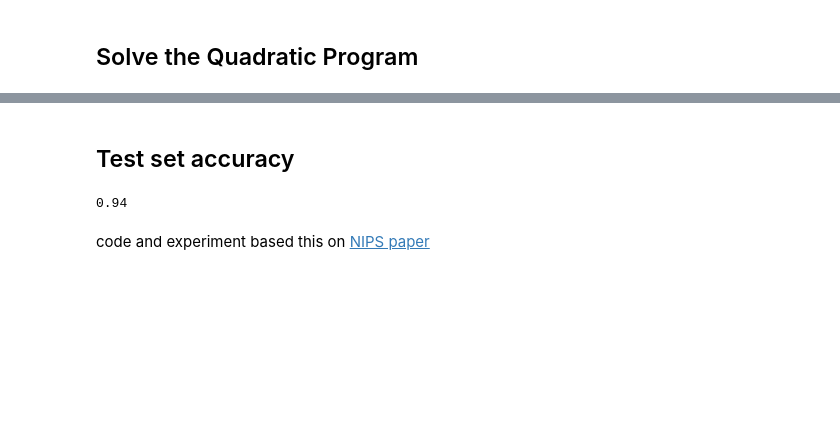
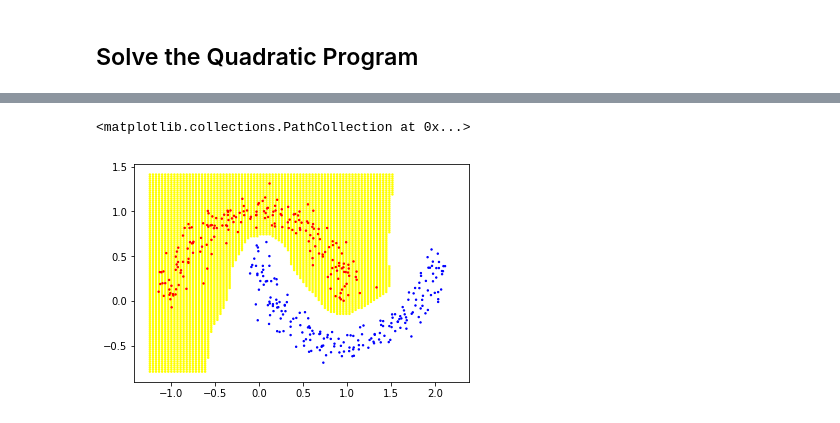
Before and after one commit to zetongqi/machine-learning-demos, a Jupyter notebook: RKHS_local_invariances.ipynb, the cells around one changed output, grey strips where cells are left out. Saved outputs shown, nothing was run; the diff lists cells and outputs as text; code cells hidden in the pictures; blank space fills up the shorter version.

```diff
--- a/RKHS_local_invariances.ipynb
+++ b/RKHS_local_invariances.ipynb
@@ -157,27 +155,42 @@ alpha_prime = vals[l:l+length]
 alpha = vals[l+length:]
 a = alpha_prime - alpha
 # %%
-sup_vec_idx = np.union1d(np.argwhere(np.logical_or(alpha_prime > 1e-2, alpha_prime < -1e-2)), np.argwhere(np.logical_or(alpha > 1e-2, alpha < -1e-2)))
+sup_vec_idx = np.union1d(np.argwhere(np.logical_or(alpha_prime > 1e-4, alpha_prime < -1e-4)), np.argwhere(np.logical_or(alpha > 1e-4, alpha < -1e-4)))
 # %%
 def classify(x, beta, a, sup_vec_idx):
     val = 0
-    for xi, b in zip(X_lab, beta):
-        val += b * gaussian(xi, x)
-    X_tmp = np.repeat(X_unlab, 2, axis=0)
+    for xi, b, y in zip(X_lab, beta, y_lab):
+        val += b * gaussian(xi, x) * y
+    X_tmp = np.repeat(X_original, d, axis=0)
     for idx in sup_vec_idx:
-        j = idx % l
+        j = idx % d
         val += a[idx] * z_xij_gaussian(X_tmp[idx], x, j)
     return np.sign(val)
-# %% [markdown]
-## Test set accuracy
-# %%
-res = []
-for x in X_test:
-    res.append(classify(x, beta, a, sup_vec_idx))
-res = np.array(res)
-
-np.sum((res.squeeze() == y_test).astype("int")) / y_test.shape[0]
-# %% [output]
-0.94
-# %% [markdown]
-code and experiment based this on [NIPS paper](https://papers.nips.cc/paper/4895-learning-with-invariance-via-linear-functionals-on-reproducing-kernel-hilbert-space)
+# %%
+max_x = max(X[:, 0])
+min_x = min(X[:, 0])
+max_y = max(X[:, -1])
+min_y = min(X[:, -1])
+
+xline = np.linspace(min_x-0.1, max_x+0.1, 100)
+yline = np.linspace(min_y-0.1, max_y+0.1, 100)
+
+cartesian = []
+for x in xline:
+    for y in yline:
+        cartesian.append((x, y))
+cartesian = np.array(cartesian)
+
+predictions = []
+for pair in cartesian:
+    predictions.append(classify(pair, beta, a, sup_vec_idx))
+
+predictions = np.array(predictions)
+
+colors = ['yellow','white']
+colors1 = ['red','blue']
+plt.scatter(cartesian[:, 0], cartesian[:, 1], c=predictions.squeeze(), cmap=matplotlib.colors.ListedColormap(colors), s=2)
+plt.scatter(X_original[:, 0], X_original[:, 1], c=y_original, cmap=matplotlib.colors.ListedColormap(colors1), s=2)
+# %% [output]
+<matplotlib.collections.PathCollection at 0x...>
+[figure, added]
```
Also changed, not shown: parts of 7 cells of this notebook.
